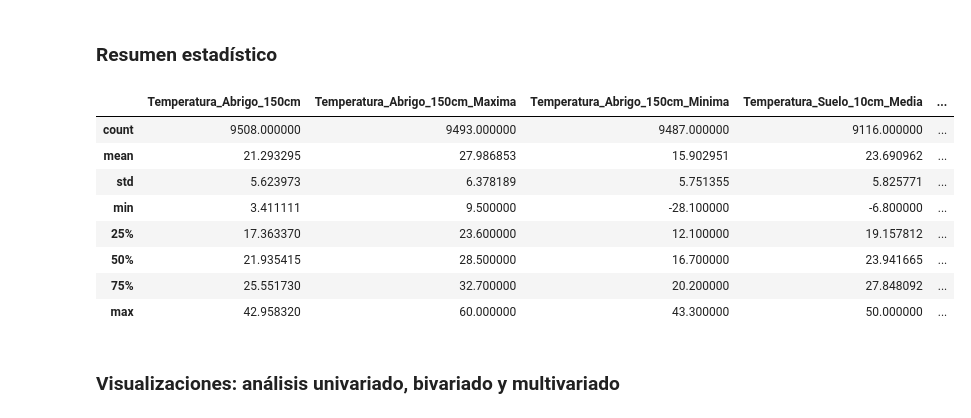
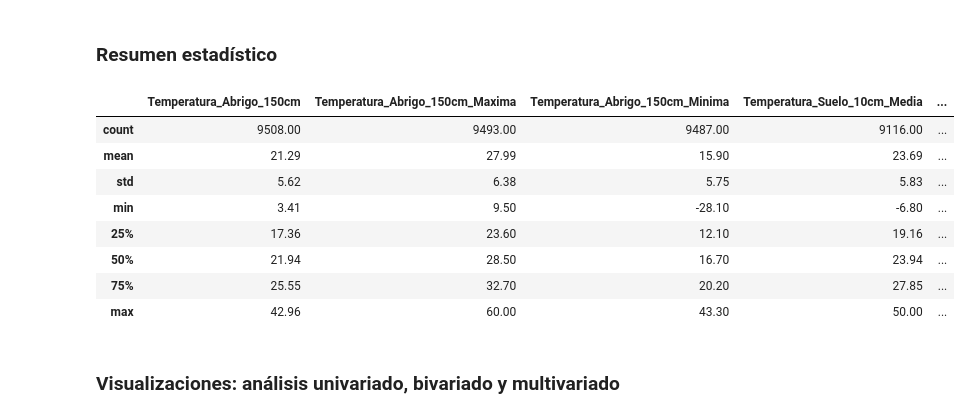
Before and after one commit to cejasmau/tp_aplicaciones, a Jupyter notebook: notebook.ipynb, the cells around one changed output. Saved outputs shown, nothing was run; the diff lists cells and outputs as text; code cells hidden in the pictures.

```diff
--- a/notebook.ipynb
+++ b/notebook.ipynb
@@ -452,16 +255,16 @@ plt.show()
 # %%
 # Obtener las principales medidas de posición y de dispersión de cada variable.
 
-display(df.drop(columns=['Fecha', 'Latitud', 'Longitud']).describe())
+display(df.drop(columns=['Fecha', 'Latitud', 'Longitud']).describe().round(2))
 # %% [output]
 |  | Temperatura_Abrigo_150cm | Temperatura_Abrigo_150cm_Maxima | Temperatura_Abrigo_150cm_Minima | Temperatura_Suelo_10cm_Media | ... |
-| count | 9508.000000 | 9493.000000 | 9487.000000 | 9116.000000 | ... |
-| mean | 21.293295 | 27.986853 | 15.902951 | 23.690962 | ... |
-| std | 5.623973 | 6.378189 | 5.751355 | 5.825771 | ... |
-| min | 3.411111 | 9.500000 | -28.100000 | -6.800000 | ... |
-| 25% | 17.363370 | 23.600000 | 12.100000 | 19.157812 | ... |
-| 50% | 21.935415 | 28.500000 | 16.700000 | 23.941665 | ... |
-| 75% | 25.551730 | 32.700000 | 20.200000 | 27.848092 | ... |
-| max | 42.958320 | 60.000000 | 43.300000 | 50.000000 | ... |
+| count | 9508.00 | 9493.00 | 9487.00 | 9116.00 | ... |
+| mean | 21.29 | 27.99 | 15.90 | 23.69 | ... |
+| std | 5.62 | 6.38 | 5.75 | 5.83 | ... |
+| min | 3.41 | 9.50 | -28.10 | -6.80 | ... |
+| 25% | 17.36 | 23.60 | 12.10 | 19.16 | ... |
+| 50% | 21.94 | 28.50 | 16.70 | 23.94 | ... |
+| 75% | 25.55 | 32.70 | 20.20 | 27.85 | ... |
+| max | 42.96 | 60.00 | 43.30 | 50.00 | ... |
 # %% [markdown]
 ### Visualizaciones: análisis univariado, bivariado y multivariado
```
Also changed, not shown: parts of 30 cells of this notebook, 1 other file.
